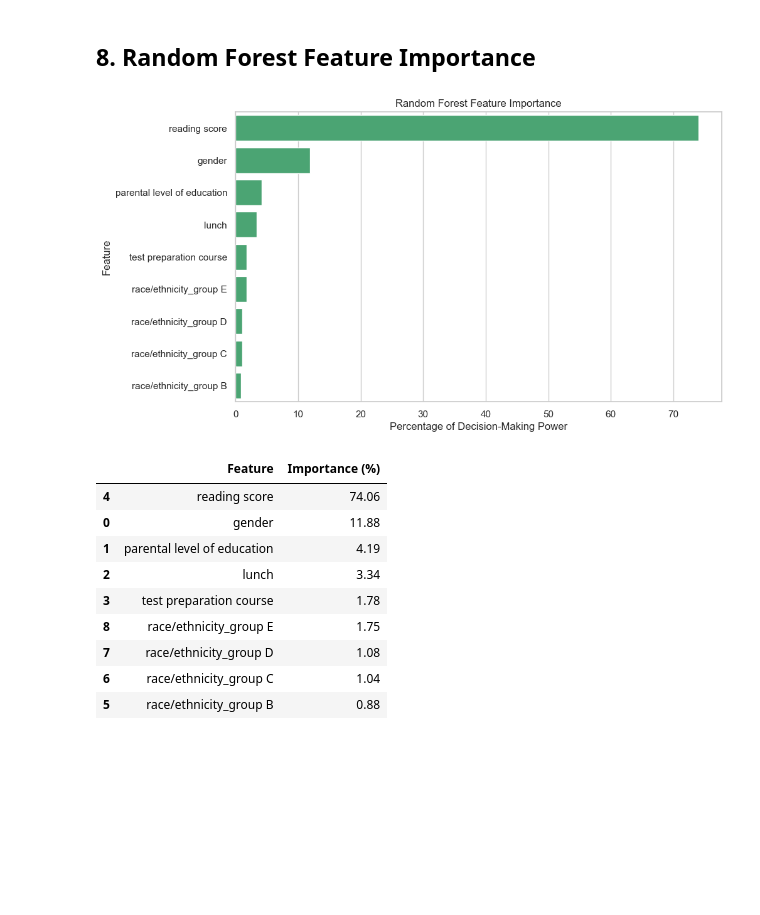
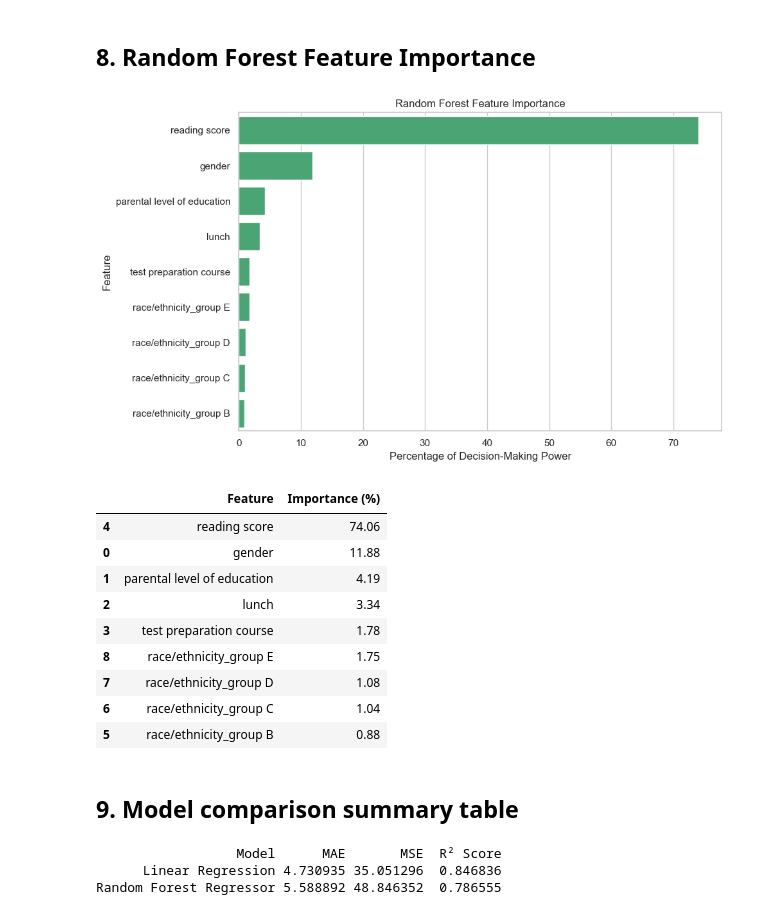
Before and after one commit to VaibhavNileshKumarDave/synent-task8-mlmodel-vaibhav-dave, a Jupyter notebook: notebooks/StudentsPerformance.ipynb, the cells around one changed output. Drawn from its saved outputs; the diff is of its cells as text; code cells hidden in the pictures; blank space fills up the shorter version.

```diff
--- a/notebooks/StudentsPerformance.ipynb
+++ b/notebooks/StudentsPerformance.ipynb
@@ -271,23 +292,25 @@ plt.show()
 # %%
 rf_importances = rfr_model.feature_importances_
 
 rf_importance_df = pd.DataFrame({
     'Feature': feature_names,
     'Importance (%)': rf_importances * 100
 })
 
 rf_importance_df = rf_importance_df.sort_values(by='Importance (%)', ascending=False)
 
 plt.figure(figsize=(10, 6))
 sns.barplot(data=rf_importance_df, x='Importance (%)', y='Feature', color='mediumseagreen')
 plt.title("Random Forest Feature Importance")
 plt.xlabel("Percentage of Decision-Making Power")
 plt.ylabel('Feature')
+plt.tight_layout()
+plt.savefig('../outputs/rf_feature_importance.png', dpi=150)
 plt.show()
 
 display(rf_importance_df.round(2))
 # %% [output]
-[figure, old version]
+[figure, new version]
 |  | Feature | Importance (%) |
 | 4 | reading score | 74.06 |
 | 0 | gender | 11.88 |
@@ -298,3 +321,17 @@ display(rf_importance_df.round(2))
 | 7 | race/ethnicity_group D | 1.08 |
 | 6 | race/ethnicity_group C | 1.04 |
 | 5 | race/ethnicity_group B | 0.88 |
+# %% [markdown]
+## 9. Model comparison summary table
+# %%
+comparison = pd.DataFrame({
+    'Model': ['Linear Regression', 'Random Forest Regressor'],
+    'MAE': [mae_lr, mae_rfr],
+    'MSE': [mse_lr, mse_rfr],
+    'R² Score': [r2_lr, r2_rfr]
+})
+print(comparison.to_string(index=False))
+# %% [output]
+                  Model      MAE       MSE  R² Score
+      Linear Regression 4.730935 35.051296  0.846836
+Random Forest Regressor 5.588892 48.846352  0.786555
```
Also changed, not shown: parts of 12 cells of this notebook, 7 other files.
